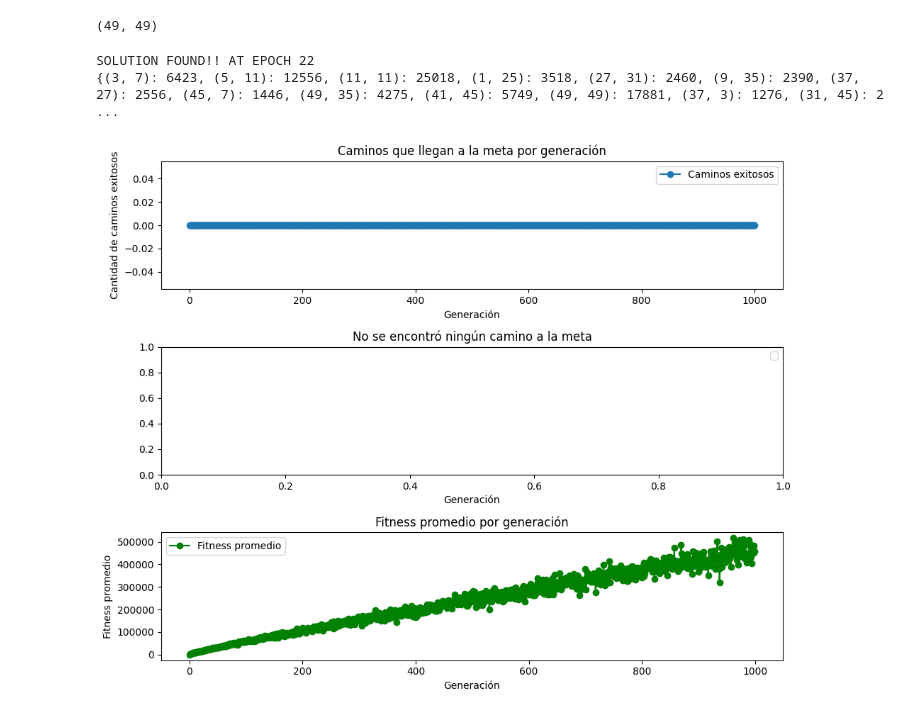
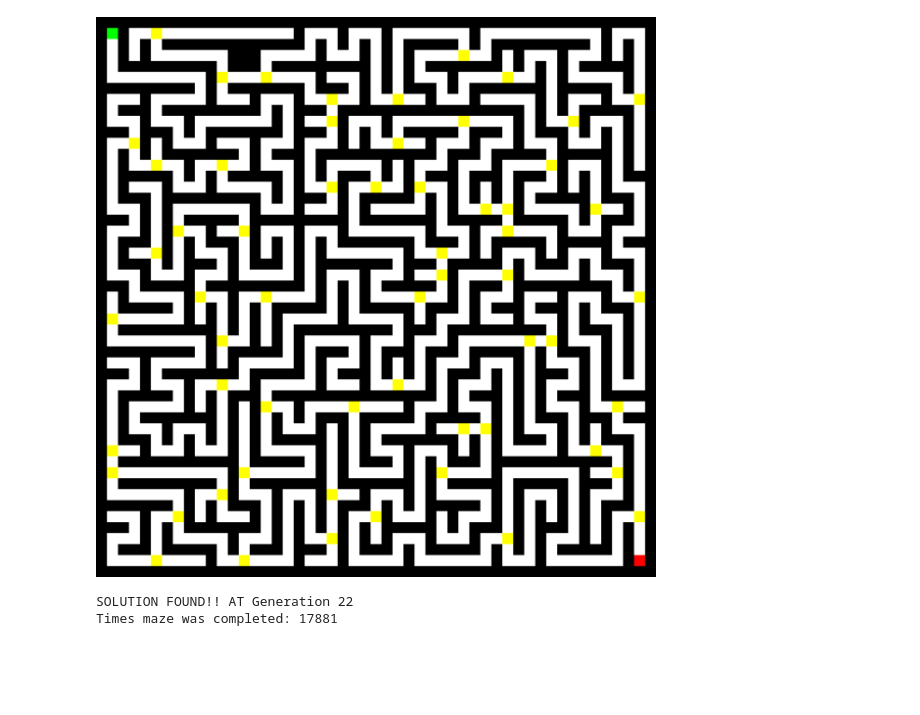
Before and after one commit to gusanitor8/modsim-proyecto, a Jupyter notebook: testing.ipynb, the cells around one changed output. Drawn from its saved outputs; the diff is of its cells as text; code cells hidden in the pictures; blank space fills up the shorter version.

Commit message:
Maze Solver Performance updated

```diff
--- a/testing.ipynb
+++ b/testing.ipynb
@@ -27,11 +36,9 @@ dict_keys(['matrix', 'entry', 'exit', 'checkpoints', 'solutions'])
-# %%
-maze_dic["exit"]
-# %% [output]
-(49, 49)
 # %%
 image = matrix_to_image(maze_matrix, entry_position, exit_position, checkpoints=checkpoints)
-image.save("out/maze2.png")
-image.show()
+image_resized = image.resize((600, 600))
+display(image_resized)
+# %% [output]
+[figure, added]
 # %%
 # Generar una población de caminos inicial
 path_gen = PathGenerator(maze_matrix, entry_position)
@@ -43,59 +50,8 @@ genetic = GeneticAlgorithm(paths, maze_dic, MUTATION_RATE, EPOCHS, POPULATION, f
 generations, fitness_history, solution_found, final_epoch = genetic.run()
 
 if solution_found:
-    print(f"SOLUTION FOUND!! AT EPOCH {final_epoch}")
-    print(maze_dic["solutions"])
+    print(f"\nSOLUTION FOUND!! AT Generation {final_epoch}")
+    print(f"Times maze was completed: {maze_dic["solutions"][exit_position]}")
 # %% [output]
-SOLUTION FOUND!! AT EPOCH 22
-{(3, 7): 6423, (5, 11): 12556, (11, 11): 25018, (1, 25): 3518, (27, 31): 2460, (9, 35): 2390, (37, 27): 2556, (45, 7): 1446, (49, 35): 4275, (41, 45): 5749, (49, 49): 17881, (37, 3): 1276, (31, 45): 2 ...
+SOLUTION FOUND!! AT Generation 22
+Times maze was completed: 17881
-# %%
-# Variables de laberinto y meta
-maze_size = (DIM, DIM)
-goal_position = (maze_size[0] - 1, maze_size[1] - 1)
-
-# 1. Caminos que llegan a la meta por generación
-successful_paths = [
-    sum(1 for path in generation if path[-1] == goal_position)
-    for generation in generations
-]
-
-# 2. Primera generación con al menos un camino solucionador
-first_solution_generation = next((i for i, generation in enumerate(generations)
-                                  if any(path[-1] == goal_position for path in generation)), None)
-
-# 3. Fitness promedio por generación
-avg_fitness_per_generation = [np.mean(fitness) for fitness in fitness_history]
-
-# Gráficos
-plt.figure(figsize=(10, 8))
-
-# Gráfico de caminos exitosos por generación
-plt.subplot(3, 1, 1)
-plt.plot(successful_paths, marker='o', label="Caminos exitosos")
-plt.title("Caminos que llegan a la meta por generación")
-plt.xlabel("Generación")
-plt.ylabel("Cantidad de caminos exitosos")
-plt.legend()
-
-# Gráfico de primera generación con solución
-plt.subplot(3, 1, 2)
-if first_solution_generation is not None:
-    plt.axvline(x=first_solution_generation, color="red", linestyle="--", label=f"Primera generación con solución ({first_solution_generation})")
-    plt.title(f"Primera generación con al menos un camino a la meta: {first_solution_generation}")
-else:
-    plt.title("No se encontró ningún camino a la meta")
-plt.xlabel("Generación")
-plt.legend()
-
-# Gráfico de fitness promedio por generación
-plt.subplot(3, 1, 3)
-plt.plot(avg_fitness_per_generation, marker='o', color="green", label="Fitness promedio")
-plt.title("Fitness promedio por generación")
-plt.xlabel("Generación")
-plt.ylabel("Fitness promedio")
-plt.legend()
-
-plt.tight_layout()
-plt.show()
-# %% [output]
-[figure, removed]
```
Also changed, not shown: parts of 4 cells of this notebook, 1 other file.
